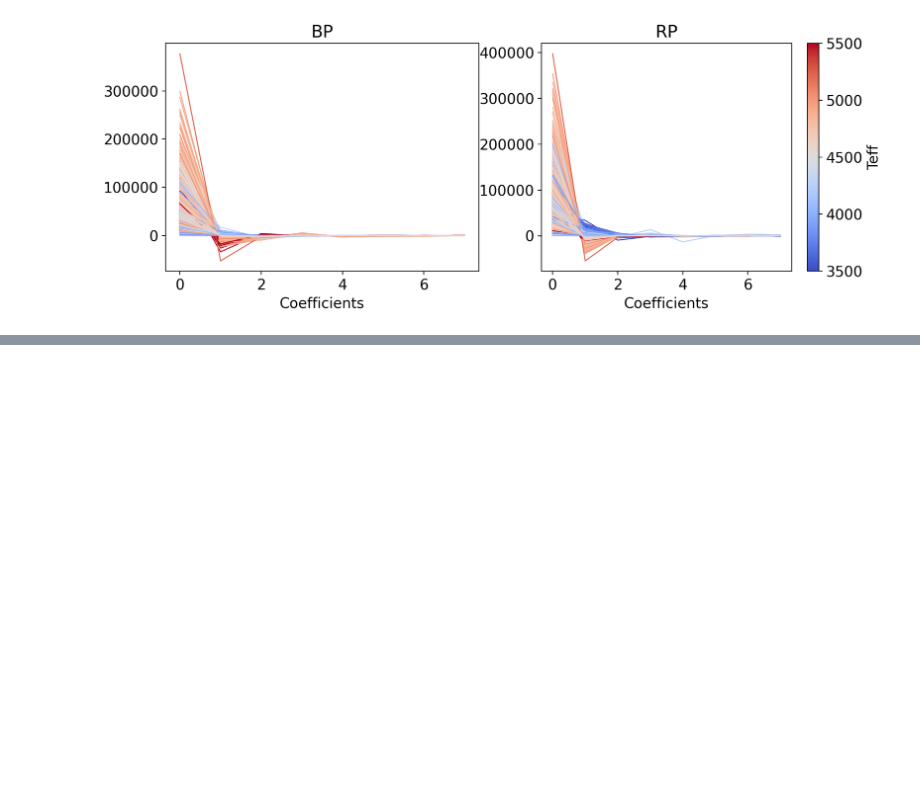
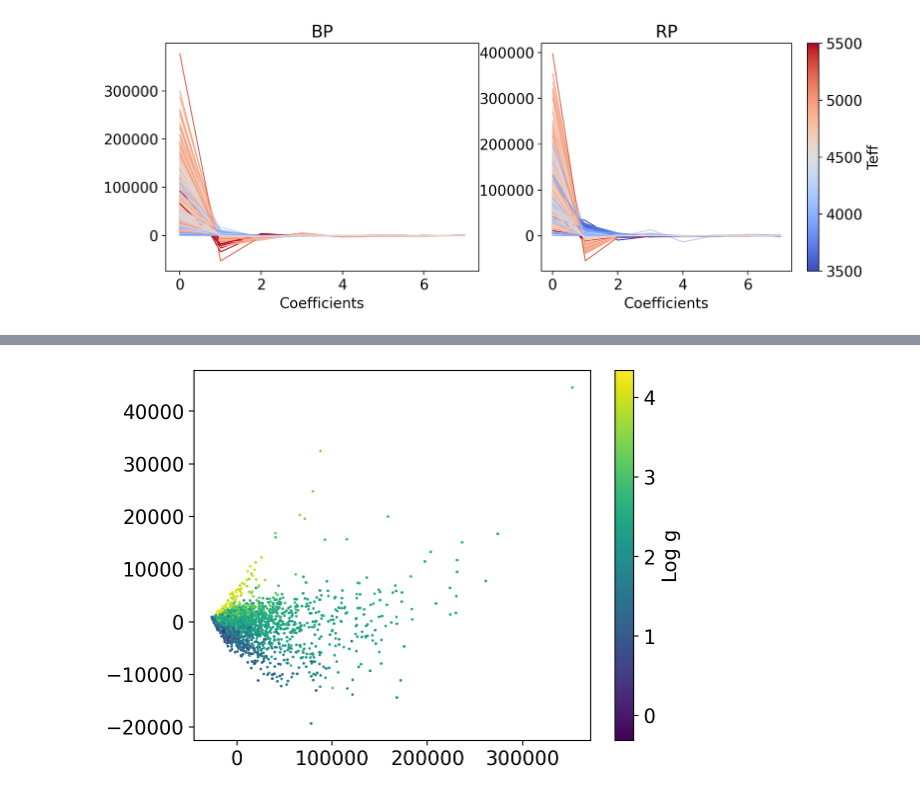
Before and after one commit to jiadonglee/aspgap, a Jupyter notebook: docs/assignments_data4physics.ipynb, the cells around one changed output, grey strips where cells are left out. Drawn from its saved outputs; the diff is of its cells as text; code cells hidden in the pictures; blank space fills up the shorter version.

```diff
--- a/docs/assignments_data4physics.ipynb
+++ b/docs/assignments_data4physics.ipynb
@@ -170,0 +169,5 @@ clb = plt.colorbar(sm, label="Teff")
+# %%
+img = plt.scatter(x_pca[:,0], x_pca[:,1], s=1, c=data_tr['labels'][:,1])
+clb = plt.colorbar(img, label="Log g")
+# %% [output]
+[figure, added]
```
Also changed, not shown: parts of 9 cells of this notebook.
